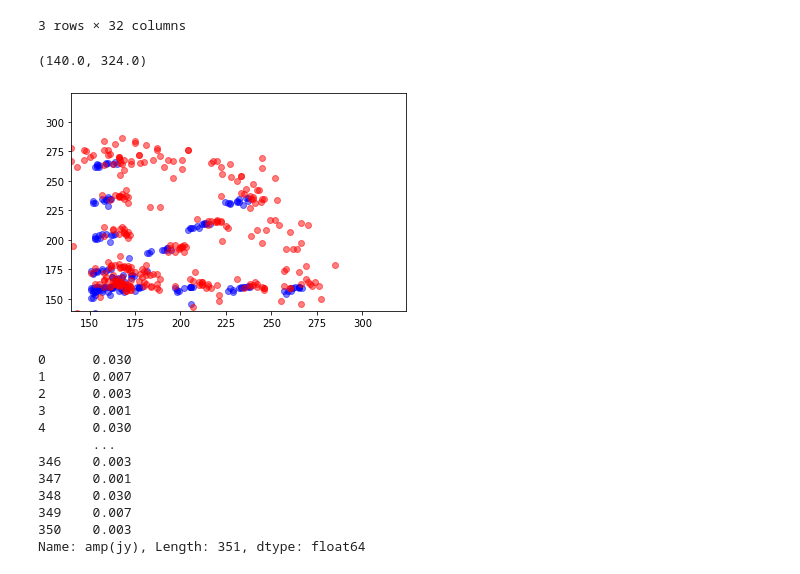
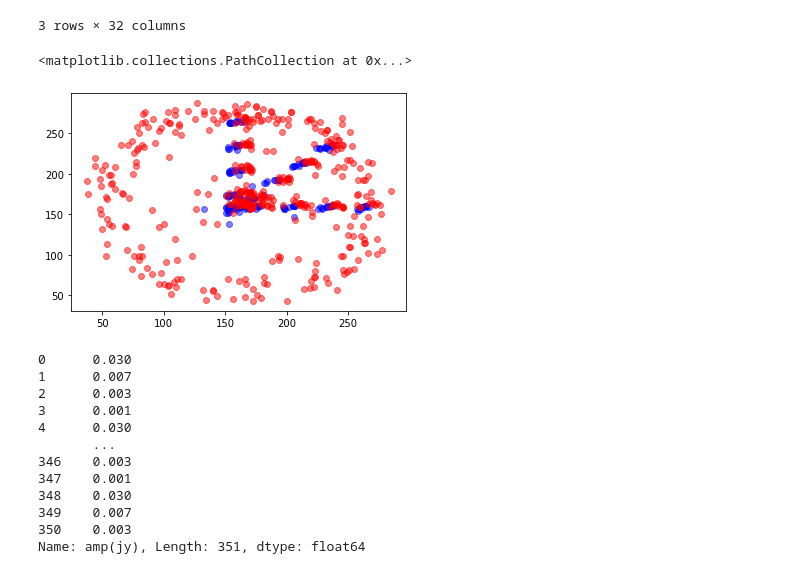
Before and after one commit to karenperezsarmiento/mmpsrc_project, a Jupyter notebook: jupyter_nb/Untitled.ipynb, the cells around one changed output. Drawn from its saved outputs; the diff is of its cells as text; code cells hidden in the pictures.

```diff
--- a/jupyter_nb/Untitled.ipynb
+++ b/jupyter_nb/Untitled.ipynb
@@ -3,7 +3,8 @@ import numpy as np
 import pandas as pd
 import matplotlib.pyplot as plt
 # %%
-injected_found = pd.read_csv("../psrc_lists/injected_psrcs__2aspcmsubqm2_fitel_0f09-to-35f5Hz_qc_0p6rr_M_PdoCals_dt20_snr_iter1_4.0sigma.csv")
+injected_found = pd.read_csv("../psrc_lists/injectedi_2_10_psrcs__2aspcmsubqm2_fitel_0f09-to-35f5Hz_qc_0p6rr_M_PdoCals_dt20_snr_iter1_5.0sigma.csv")
+injected_found2 = pd.read_csv("../psrc_lists/injectedi_2_10_psrcs__2aspcmsubqm2_fitel_0f09-to-35f5Hz_qc_0p6rr_M_PdoCals_dt20_snr_iter1_3.0sigma.csv")
 injected = pd.read_csv("../psrc_lists/fake_pnt_amplitudes.txt",names=["Cluster","amp(jy)","X_loc(pixels)","y_loc(pixels)"],header=None,delimiter=r"\s+")
 real = pd.read_csv("../psrc_lists/uncleaned_psrcs_sigma__2aspcmsubqm2_fitel_0f09-to-35f5Hz_qc_0p6rr_M_PdoCals_dt20_snr_iter1_4.0sigma.csv")
 real = real.loc[(real["theta_1"]==2.0)&(real["theta_2"]==6.0)]
@@ -37,15 +42,15 @@ bright_injected = injected.loc[injected["amp(jy)"]>0.005]
 # %%
 #plt.scatter(final["x"],final["y"],c="g")
 
 #plt.scatter(injected["X_loc(pixels)"],injected["y_loc(pixels)"],c="b",alpha=0.5)
 plt.scatter(bright_injected["X_loc(pixels)"],bright_injected["y_loc(pixels)"],c="b",alpha=0.5)
 plt.scatter(m["x"],m["y"],c="r",alpha=0.5)
 #plt.scatter(real["x"],real["y"],c="g")
-plt.xlim(140,324)
-plt.ylim(140,324)
+#plt.xlim(140,324)
+#plt.ylim(140,324)
 # %% [output]
-(140.0, 324.0)
+<matplotlib.collections.PathCollection at 0x...>
-[figure, old version]
+[figure, new version]
 # %%
 injected["y"] = 324-injected["X_loc(pixels)"]
 injected["x"] = 324-injected["y_loc(pixels)"]
```
Also changed, not shown: parts of 2 cells of this notebook, 2 other files.
